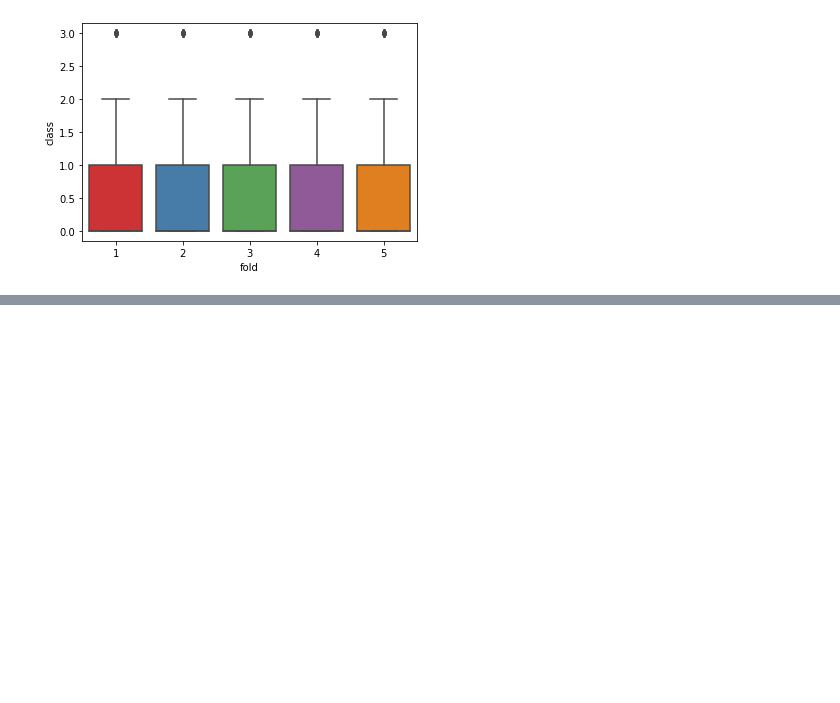
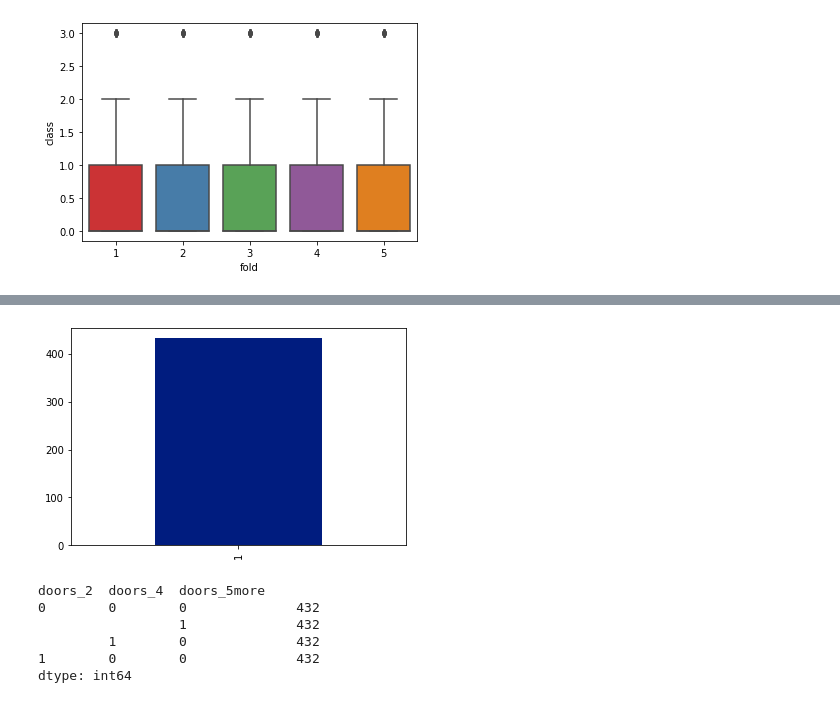
Before and after one commit to lucas-fpaiva/AnalisePred-PES, a Jupyter notebook: Projeto/car_eval/eda_car.ipynb, the cells around one changed output, grey strips where cells are left out. Cells and saved outputs as stored; diff of their text form; code cells hidden in the pictures; blank space fills up the shorter version.

```diff
--- a/Projeto/car_eval/eda_car.ipynb
+++ b/Projeto/car_eval/eda_car.ipynb
@@ -102,0 +129,24 @@ sns.boxplot(data = data, y='class',x='fold',palette='Set1')
+# %%
+# Ocorrência por feature
+labels = ["3 - Very Good", "2 - Good", "1 - Acceptable", "0 - Unacceptable"]
+# print(data[data['buying_price_vhigh']==1]['buying_price_vhigh'].count())
+# print(data[data['buying_price_high']==1]['buying_price_high'].count())
+# print(data[data['buying_price_med']==1]['buying_price_med'].count())
+# print(data[data['buying_price_low']==1]['buying_price_low'].count())
+
+sns.set_palette('dark')
+data[data['buying_price_low']==1]['buying_price_low'].value_counts().plot.bar()
+plt.show()
+
+
+data.value_counts(subset=['doors_2', 'doors_4', 'doors_5more'])
+#sns.histplot(data=data, x='buying_price_vhigh', 'buying_price_high', palette='Set1')
+#plt.legend(labels=labels)
+# %% [output]
+[figure, added]
+doors_2  doors_4  doors_5more
+0        0        0              432
+                  1              432
+         1        0              432
+1        0        0              432
+dtype: int64
```
Also changed, not shown: parts of 5 cells of this notebook.
